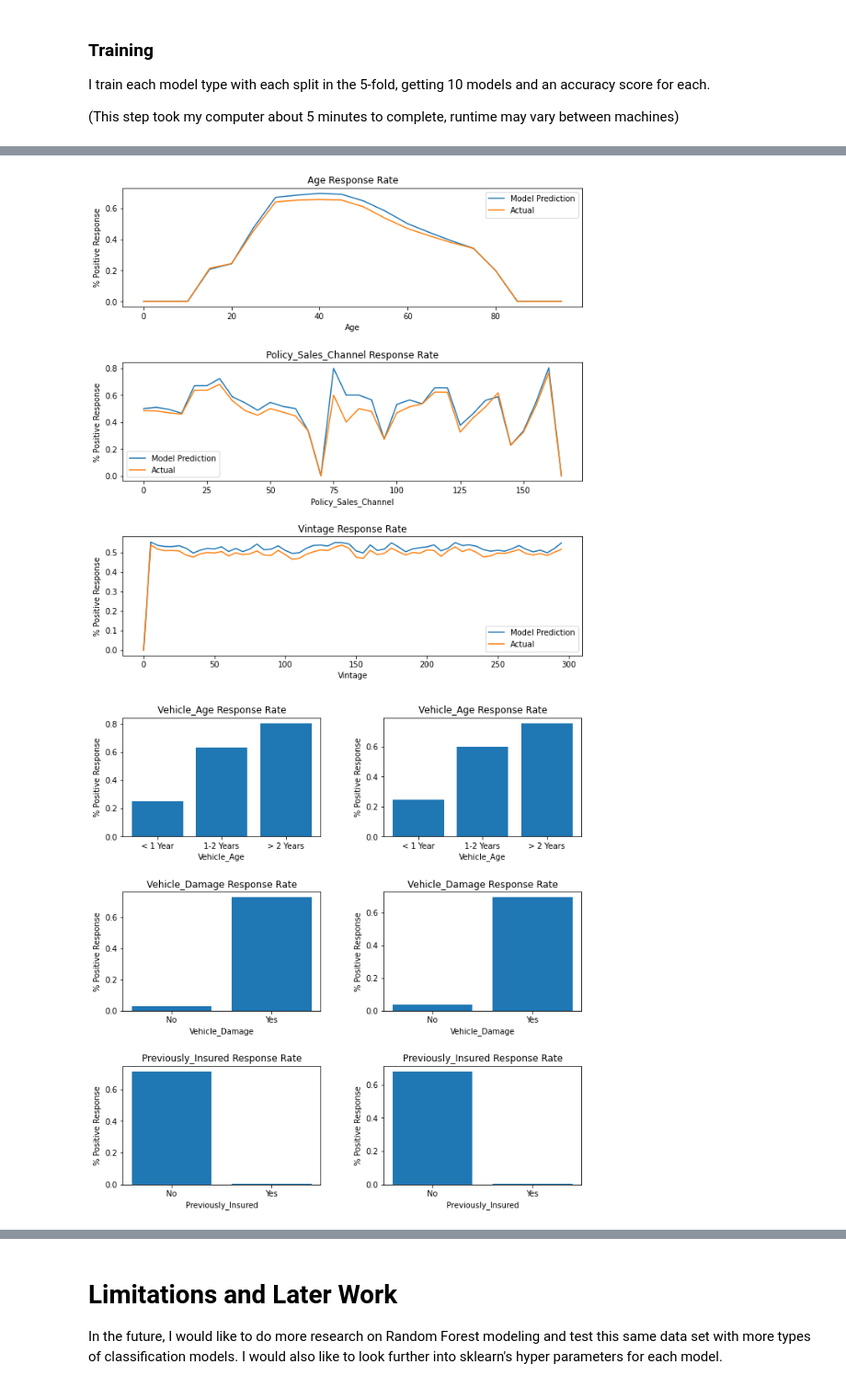
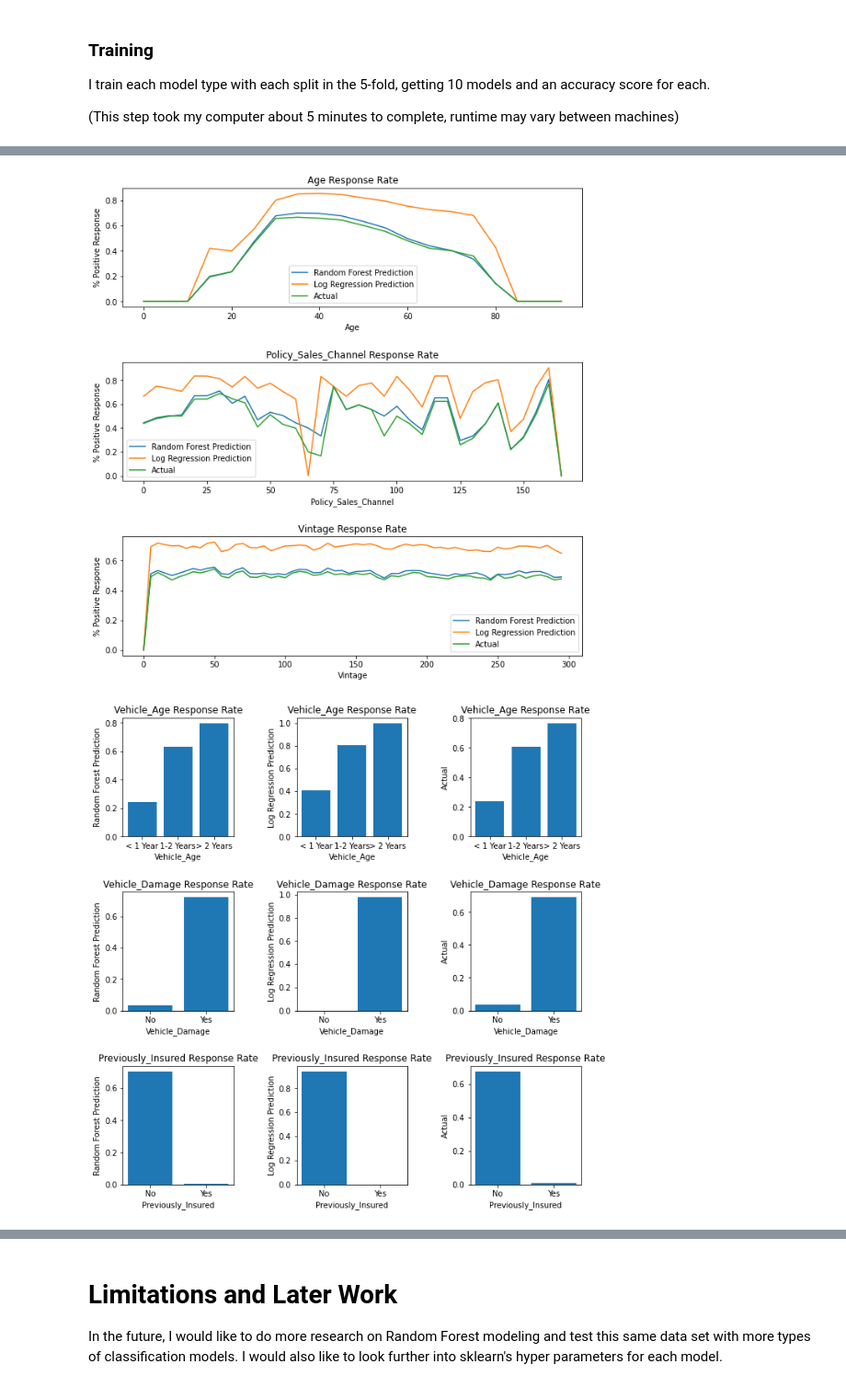
Before and after one commit to sopper1/Kaggle-Insurance-Challenge-Using-Various-Classification-Models, a Jupyter notebook: notebooks/report.ipynb, the cells around one changed output, grey strips where cells are left out. Shown at 92% size. Saved outputs shown, nothing was run; the diff lists cells and outputs as text; code cells hidden in the pictures.

```diff
--- a/notebooks/report.ipynb
+++ b/notebooks/report.ipynb
@@ -180,11 +198,17 @@ I'm very pleased with the Random Forest Model results, primarily because there a
 # %%
 from sklearn import metrics
 
-rfc_predictions = rfc_models[0].predict(X_test_std)
-logreg_predictions = logreg_models[0].predict(X_test_std)
+# Select model with highest accuracy
+best_rfc_model = rfc_models[rfc_scores.index(max(rfc_scores))]
+best_logreg_model = logreg_models[logreg_scores.index(max(logreg_scores))]
+
+# Make predictions on test set
+rfc_predictions = best_rfc_model.predict(X_test_std)
+logreg_predictions = best_logreg_model.predict(X_test_std)
 rfc_cm = metrics.confusion_matrix(y_test, rfc_predictions)
 logreg_cm = metrics.confusion_matrix(y_test, logreg_predictions)
 
+# Plot confusion matrices
 plt.figure(figsize=(9,9))
 sns.heatmap(logreg_cm, annot=True, fmt=".3f", linewidths=.5, square = True, cmap = 'Pastel2');
 plt.ylabel('Actual');
@@ -194,7 +218,7 @@ plt.title(all_sample_title, size = 15);
 plt.show()
 
 plt.figure(figsize=(9,9))
-sns.heatmap(cm, annot=True, fmt=".3f", linewidths=.5, square = True, cmap = 'Pastel2');
+sns.heatmap(rfc_cm, annot=True, fmt=".3f", linewidths=.5, square = True, cmap = 'Pastel2');
 plt.ylabel('Actual');
 plt.xlabel('Predicted');
 all_sample_title = 'Random Forest Model Confusion Matrix'
@@ -229,42 +253,49 @@ def line_bins_response_rate(range_arr, bin_size, column, X, y, ax, label):
 fig, ax = plt.subplots(3, figsize = (10, 10))
 fig.tight_layout(pad=5.0)
 
-line_bins_response_rate(range(0, 100, 5), 5, 'Age', X_test, predictions, ax[0], 'Model Prediction')
+line_bins_response_rate(range(0, 100, 5), 5, 'Age', X_test, rfc_predictions, ax[0], 'Random Forest Prediction')
+line_bins_response_rate(range(0, 100, 5), 5, 'Age', X_test, logreg_predictions, ax[0], 'Log Regression Prediction')
 line_bins_response_rate(range(0, 100, 5), 5, 'Age', X_test, y_test, ax[0], 'Actual')
-line_bins_response_rate(range(0, 170, 5), 5, 'Policy_Sales_Channel', X_test, predictions, ax[1], 'Model Prediction')
+line_bins_response_rate(range(0, 170, 5), 5, 'Policy_Sales_Channel', X_test, rfc_predictions, ax[1], 'Random Forest Prediction')
+line_bins_response_rate(range(0, 170, 5), 5, 'Policy_Sales_Channel', X_test, logreg_predictions, ax[1], 'Log Regression Prediction')
 line_bins_response_rate(range(0, 170, 5), 5, 'Policy_Sales_Channel', X_test, y_test, ax[1], 'Actual')
-line_bins_response_rate(range(0, 300, 5), 5, 'Vintage', X_test, predictions, ax[2], 'Model Prediction')
+line_bins_response_rate(range(0, 300, 5), 5, 'Vintage', X_test, rfc_predictions, ax[2], 'Random Forest Prediction')
+line_bins_response_rate(range(0, 300, 5), 5, 'Vintage', X_test, logreg_predictions, ax[2], 'Log Regression Prediction')
 line_bins_response_rate(range(0, 300, 5), 5, 'Vintage', X_test, y_test, ax[2], 'Actual')
 # %% [output]
-[figure, old version]
+[figure, new version]
 # %%
+# Draws a bar chart plotting response_rate with a column of the user's choice.
 def bar_response_rate(bars, column, X, y, ax, label):
 
     x_axis = range(len(bars))
     y_axis = [None] * len(bars)
 
     for i, x in enumerate(x_axis):
         responses, counts = np.unique(y[X[column] == x], return_counts = True)
         try:
             y_axis[i] = counts[1] / (counts[0] + counts[1])
         except:
             y_axis[i] = 0
 
     ax.bar(bars, y_axis, label = label)
     ax.set_title(column + " Response Rate")
     ax.set_xlabel(column)
-    ax.set_ylabel("% Positive Response")
+    ax.set_ylabel(label)
 
-fig, ax = plt.subplots(3, 2, figsize = (10, 10))
+fig, ax = plt.subplots(3, 3, figsize = (10, 10))
 fig.tight_layout(pad=5.0)
 
-bar_response_rate(["< 1 Year", "1-2 Years", "> 2 Years"], "Vehicle_Age", X_test, predictions, ax[0,0], 'Model prediction')
-bar_response_rate(["< 1 Year", "1-2 Years", "> 2 Years"], "Vehicle_Age", X_test, y_test, ax[0][1], 'Actual')
-bar_response_rate(["No", "Yes"], "Vehicle_Damage", X_test, predictions, ax[1][0], 'Model prediction')
-bar_response_rate(["No", "Yes"], "Vehicle_Damage", X_test, y_test, ax[1][1], 'Actual')
-bar_response_rate(["No", "Yes"], "Previously_Insured", X_test, predictions, ax[2][0], 'Model prediction')
-bar_response_rate(["No", "Yes"], "Previously_Insured", X_test, y_test, ax[2][1], 'Actual')
+bar_response_rate(["< 1 Year", "1-2 Years", "> 2 Years"], "Vehicle_Age", X_test, rfc_predictions, ax[0,0], 'Random Forest Prediction')
+bar_response_rate(["< 1 Year", "1-2 Years", "> 2 Years"], "Vehicle_Age", X_test, logreg_predictions, ax[0,1], 'Log Regression Prediction')
+bar_response_rate(["< 1 Year", "1-2 Years", "> 2 Years"], "Vehicle_Age", X_test, y_test, ax[0][2], 'Actual')
+bar_response_rate(["No", "Yes"], "Vehicle_Damage", X_test, rfc_predictions, ax[1][0], 'Random Forest Prediction')
+bar_response_rate(["No", "Yes"], "Vehicle_Damage", X_test, logreg_predictions, ax[1][1], 'Log Regression Prediction')
+bar_response_rate(["No", "Yes"], "Vehicle_Damage", X_test, y_test, ax[1][2], 'Actual')
+bar_response_rate(["No", "Yes"], "Previously_Insured", X_test, rfc_predictions, ax[2][0], 'Random Forest Prediction')
+bar_response_rate(["No", "Yes"], "Previously_Insured", X_test, logreg_predictions, ax[2][1], 'Log Regression Prediction')
+bar_response_rate(["No", "Yes"], "Previously_Insured", X_test, y_test, ax[2][2], 'Actual')
 # %% [output]
-[figure, old version]
+[figure, new version]
 # %% [markdown]
 # Conclusion and Summary
```
Also changed, not shown: parts of 9 cells of this notebook.
